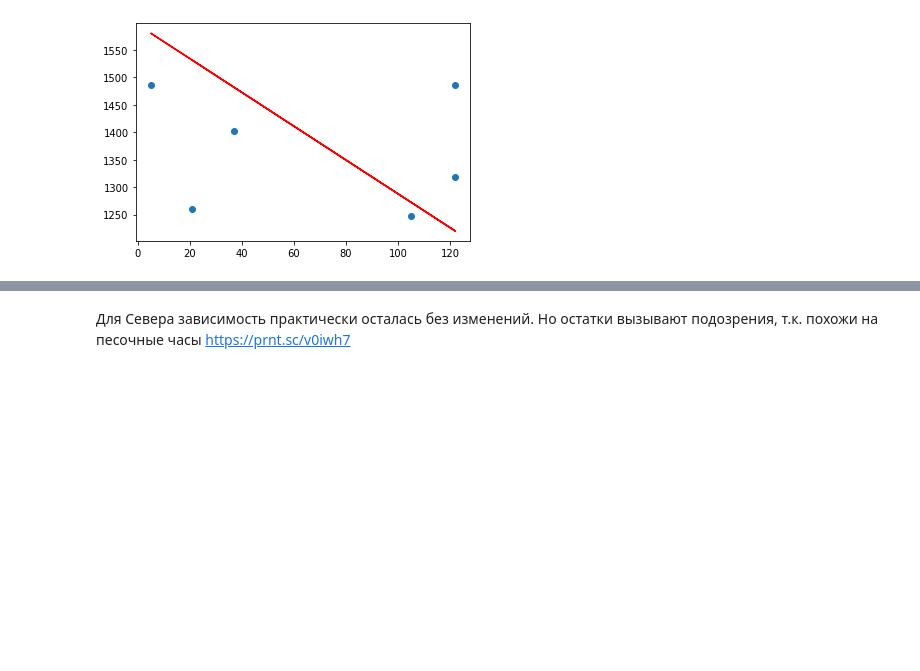
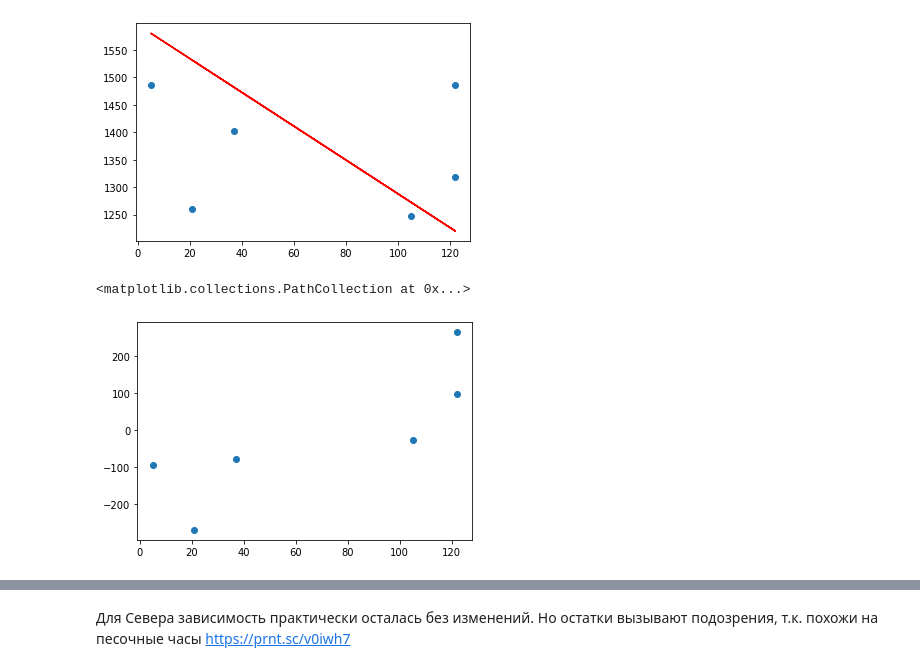
Before and after one commit to Denis-hap/pyda-9, a Jupyter notebook: 19-vvedenie-v-statistiku/new-dz-19.ipynb, the cells around one changed output, grey strips where cells are left out. Drawn from its saved outputs; the diff is of its cells as text; code cells hidden in the pictures; blank space fills up the shorter version.

```diff
--- a/19-vvedenie-v-statistiku/new-dz-19.ipynb
+++ b/19-vvedenie-v-statistiku/new-dz-19.ipynb
@@ -127,3 +147,8 @@ plt.plot(X_test_South, y_pred_South, c='r')
 # %% [output]
 [<matplotlib.lines.Line2D at 0x...>]
 [figure]
+# %%
+plt.scatter(X_test_South, y_test_South - y_pred_South)
+# %% [output]
+<matplotlib.collections.PathCollection at 0x...>
+[figure, added]
```
Also changed, not shown: parts of 10 cells of this notebook.
